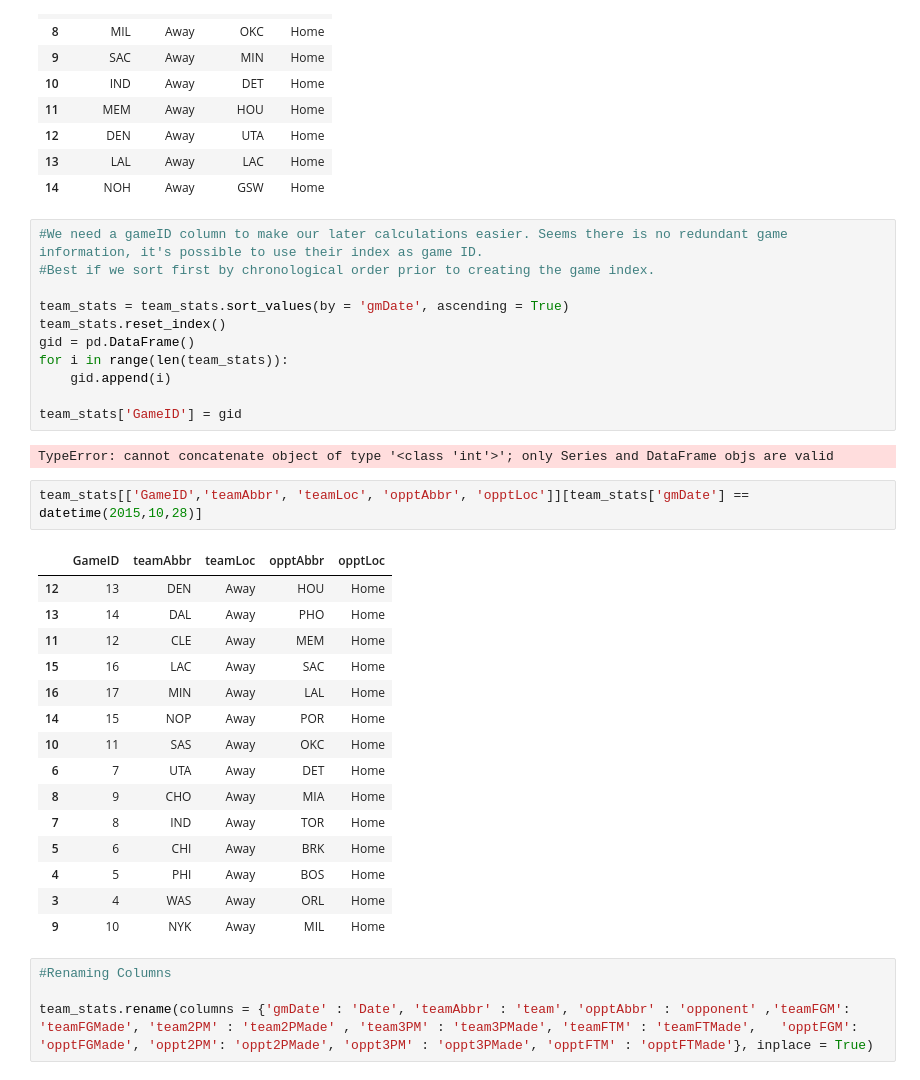
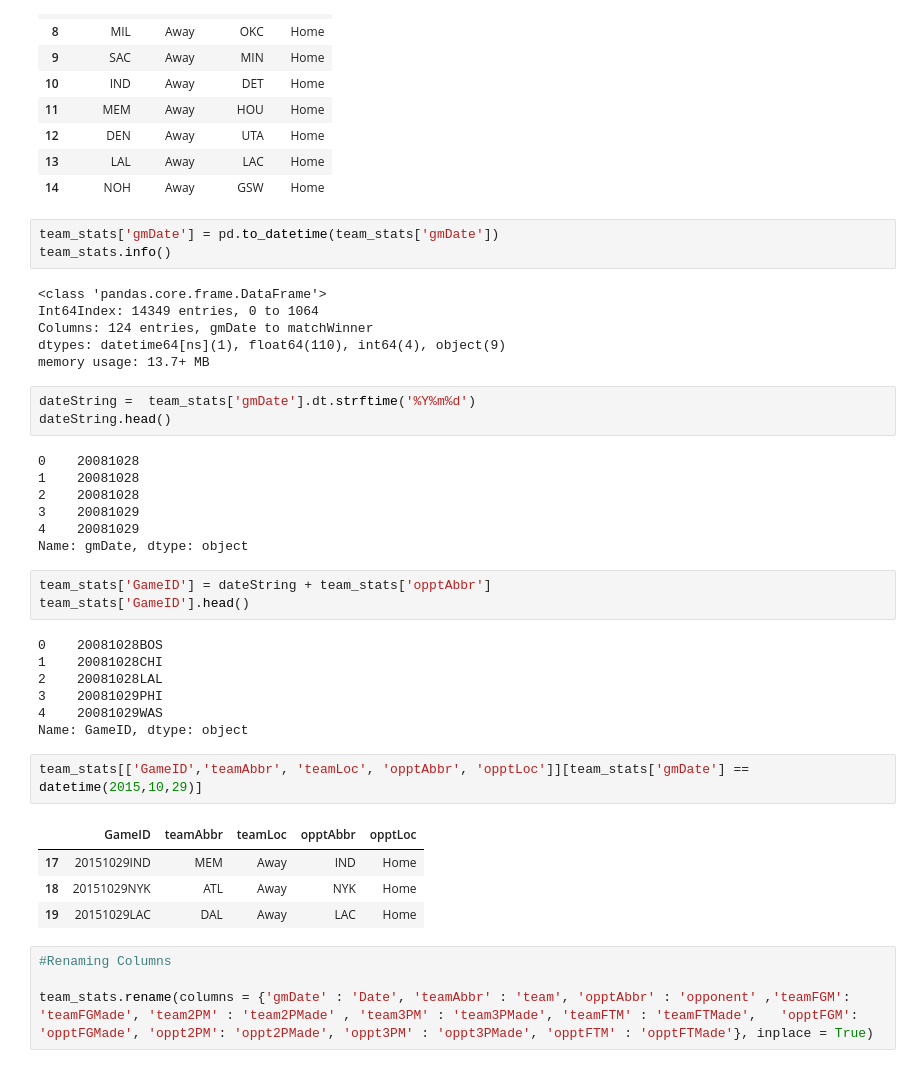
Before and after one commit to ElectricSheep007/UNH-Repo, a Jupyter notebook: DS_Guided_Capstone_2_Repo/virenv/Guided_Capstone_Project_2.ipynb, the cells around one changed output. Cells and saved outputs as stored; diff of their text form.

```diff
--- a/DS_Guided_Capstone_2_Repo/virenv/Guided_Capstone_Project_2.ipynb
+++ b/DS_Guided_Capstone_2_Repo/virenv/Guided_Capstone_Project_2.ipynb
@@ -219,37 +377,42 @@ team_stats[['teamAbbr', 'teamLoc', 'opptAbbr', 'opptLoc']][team_stats['gmDate']
 | 12 | DEN | Away | UTA | Home |
 | 13 | LAL | Away | LAC | Home |
 | 14 | NOH | Away | GSW | Home |
-# %%
-#We need a gameID column to make our later calculations easier. Seems there is no redundant game information, it's possible to use their index as game ID.
-#Best if we sort first by chronological order prior to creating the game index.
-
-team_stats = team_stats.sort_values(by = 'gmDate', ascending = True)
-team_stats.reset_index()
-gid = pd.DataFrame()
-for i in range(len(team_stats)):
-    gid.append(i)
-
-team_stats['GameID'] = gid
-# %% [output]
-TypeError: cannot concatenate object of type '<class 'int'>'; only Series and DataFrame objs are valid
+# %%
+team_stats['gmDate'] = pd.to_datetime(team_stats['gmDate'])
+team_stats.info()
+# %% [output]
+<class 'pandas.core.frame.DataFrame'>
+Int64Index: 14349 entries, 0 to 1064
+Columns: 124 entries, gmDate to matchWinner
+dtypes: datetime64[ns](1), float64(110), int64(4), object(9)
+memory usage: 13.7+ MB
+# %%
+dateString =  team_stats['gmDate'].dt.strftime('%Y%m%d')
+dateString.head()
+# %% [output]
+0    20081028
+1    20081028
+2    20081028
+3    20081029
+4    20081029
+Name: gmDate, dtype: object
+# %%
+team_stats['GameID'] = dateString + team_stats['opptAbbr']
+team_stats['GameID'].head()
+# %% [output]
+0    20081028BOS
+1    20081028CHI
+2    20081028LAL
+3    20081029PHI
+4    20081029WAS
+Name: GameID, dtype: object
 # %%
-team_stats[['GameID','teamAbbr', 'teamLoc', 'opptAbbr', 'opptLoc']][team_stats['gmDate'] == datetime(2015,10,28)]
+team_stats[['GameID','teamAbbr', 'teamLoc', 'opptAbbr', 'opptLoc']][team_stats['gmDate'] == datetime(2015,10,29)]
 # %% [output]
 |  | GameID | teamAbbr | teamLoc | opptAbbr | opptLoc |
-| 12 | 13 | DEN | Away | HOU | Home |
-| 13 | 14 | DAL | Away | PHO | Home |
-| 11 | 12 | CLE | Away | MEM | Home |
-| 15 | 16 | LAC | Away | SAC | Home |
-| 16 | 17 | MIN | Away | LAL | Home |
-| 14 | 15 | NOP | Away | POR | Home |
-| 10 | 11 | SAS | Away | OKC | Home |
-| 6 | 7 | UTA | Away | DET | Home |
-| 8 | 9 | CHO | Away | MIA | Home |
-| 7 | 8 | IND | Away | TOR | Home |
-| 5 | 6 | CHI | Away | BRK | Home |
-| 4 | 5 | PHI | Away | BOS | Home |
-| 3 | 4 | WAS | Away | ORL | Home |
-| 9 | 10 | NYK | Away | MIL | Home |
+| 17 | 20151029IND | MEM | Away | IND | Home |
+| 18 | 20151029NYK | ATL | Away | NYK | Home |
+| 19 | 20151029LAC | DAL | Away | LAC | Home |
 # %%
 #Renaming Columns
 
```
Also changed, not shown: parts of 54 cells of this notebook.
